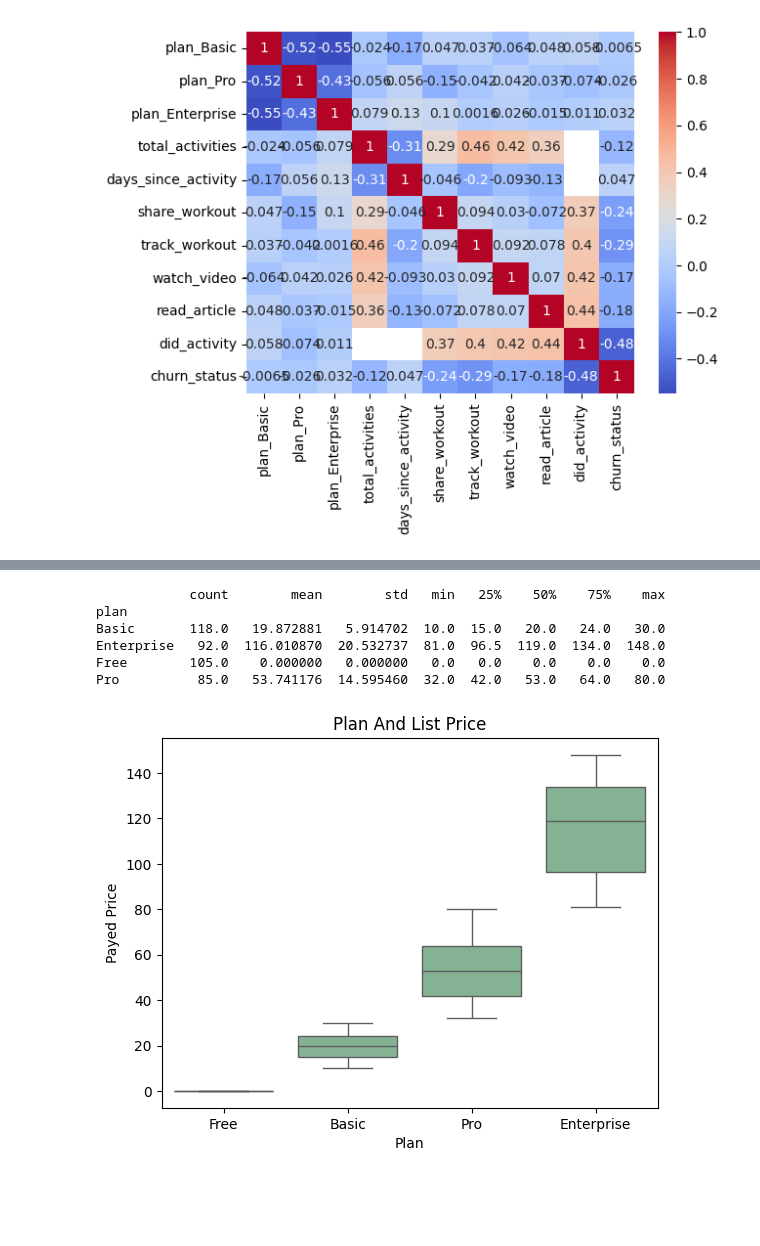
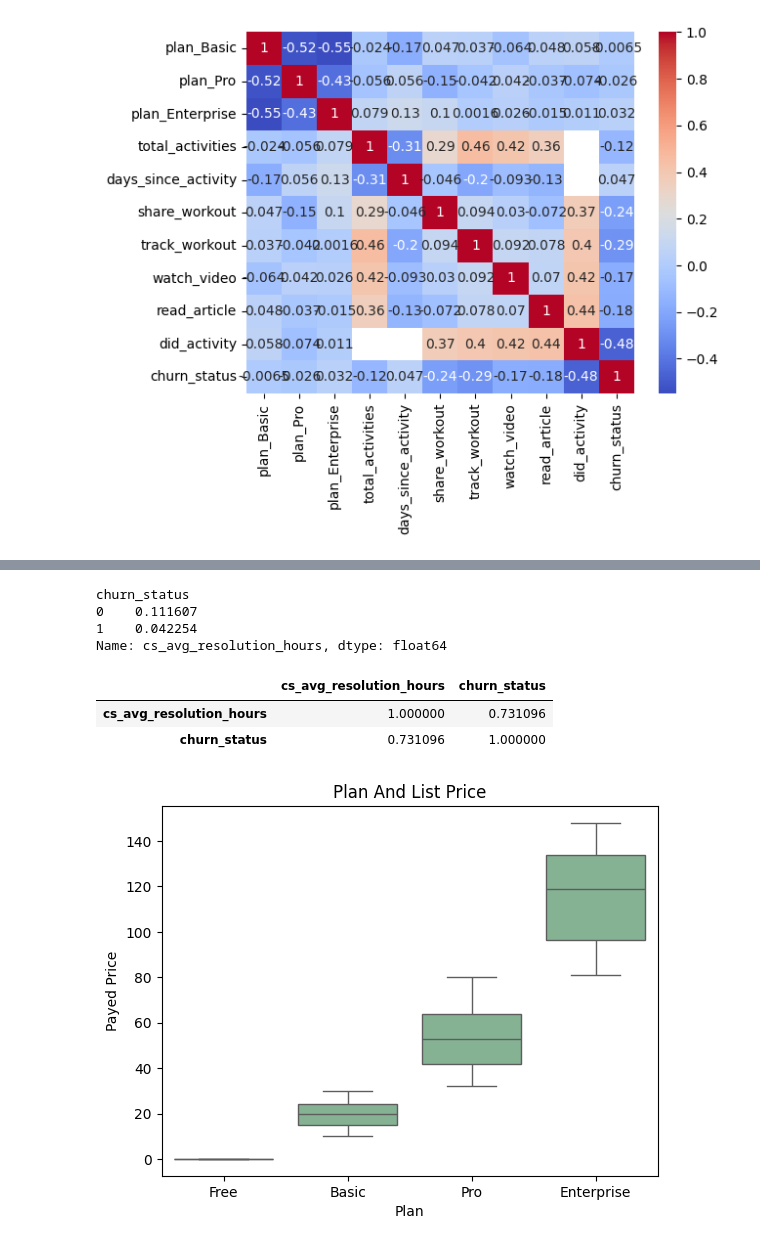
Before and after one commit to creesmithers/churn_fitly, a Jupyter notebook: Churn Analysis.ipynb, the cells around one changed output, grey strips where cells are left out. Cells and saved outputs as stored; diff of their text form; code cells hidden in the pictures; blank space fills up the shorter version.

```diff
--- a/Churn Analysis.ipynb
+++ b/Churn Analysis.ipynb
@@ -507,12 +486,19 @@ See the caveats in the documentation: https://pandas.pydata.org/pandas-docs/stab
 # %%
-print(act_df.groupby('plan')['plan_list_price'].describe())
+# .84 does seem a little high. I want to check some other things
+
+# Missingness
+print(paying_cs.groupby('churn_status')['cs_avg_resolution_hours'].apply(lambda x: x.isna().mean()))
+
+# Check with spearman as it reduce impact of outliers which we have
+paying_cs[['cs_avg_resolution_hours', 'churn_status']].corr(method='spearman')
 # %% [output]
-            count        mean        std   min   25%    50%    75%    max
-plan
-Basic       118.0   19.872881   5.914702  10.0  15.0   20.0   24.0   30.0
-Enterprise   92.0  116.010870  20.532737  81.0  96.5  119.0  134.0  148.0
-Free        105.0    0.000000   0.000000   0.0   0.0    0.0    0.0    0.0
-Pro          85.0   53.741176  14.595460  32.0  42.0   53.0   64.0   80.0
+churn_status
+0    0.111607
+1    0.042254
+Name: cs_avg_resolution_hours, dtype: float64
+|  | cs_avg_resolution_hours | churn_status |
+| cs_avg_resolution_hours | 1.000000 | 0.731096 |
+| churn_status | 0.731096 | 1.000000 |
 # %%
 sns.boxplot(x = 'plan', y = 'plan_list_price', data = act_df
            , order = ['Free', 'Basic', 'Pro', 'Enterprise'])
```
Also changed, not shown: parts of 7 cells of this notebook, 3 other files.
